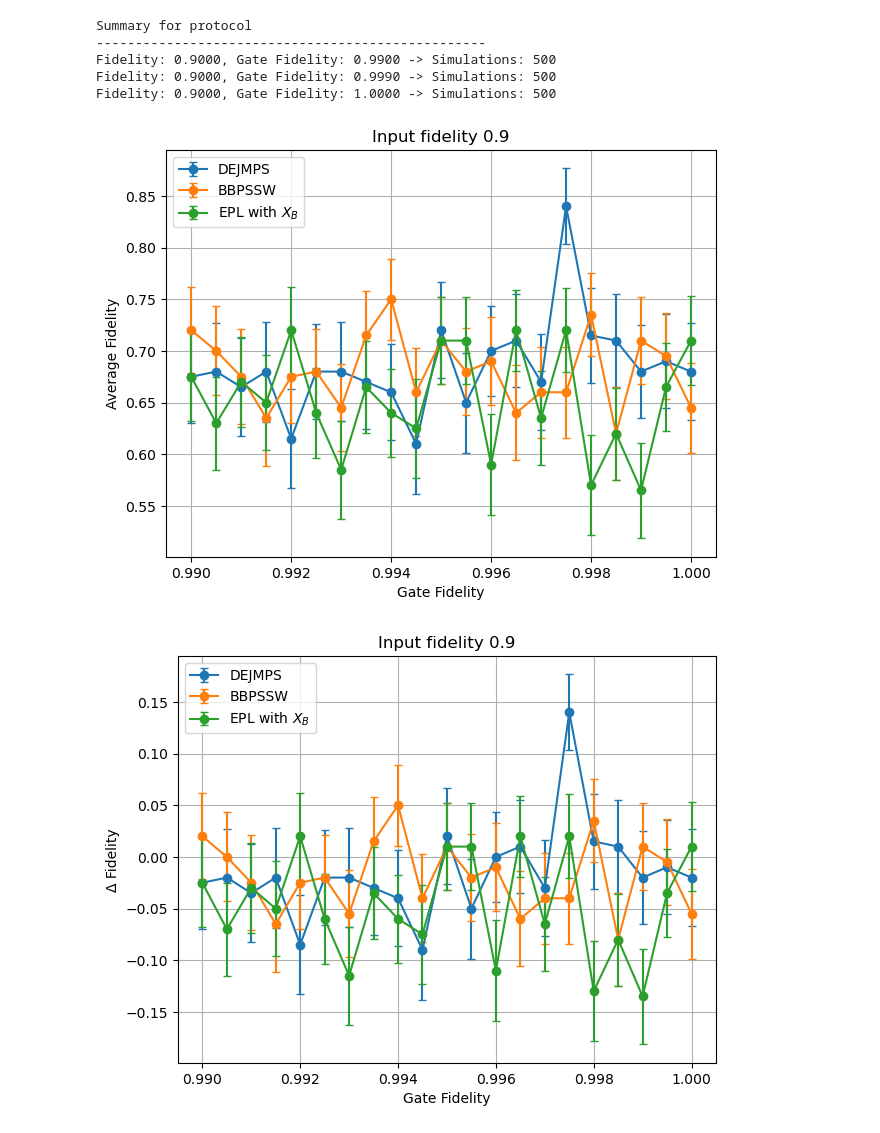
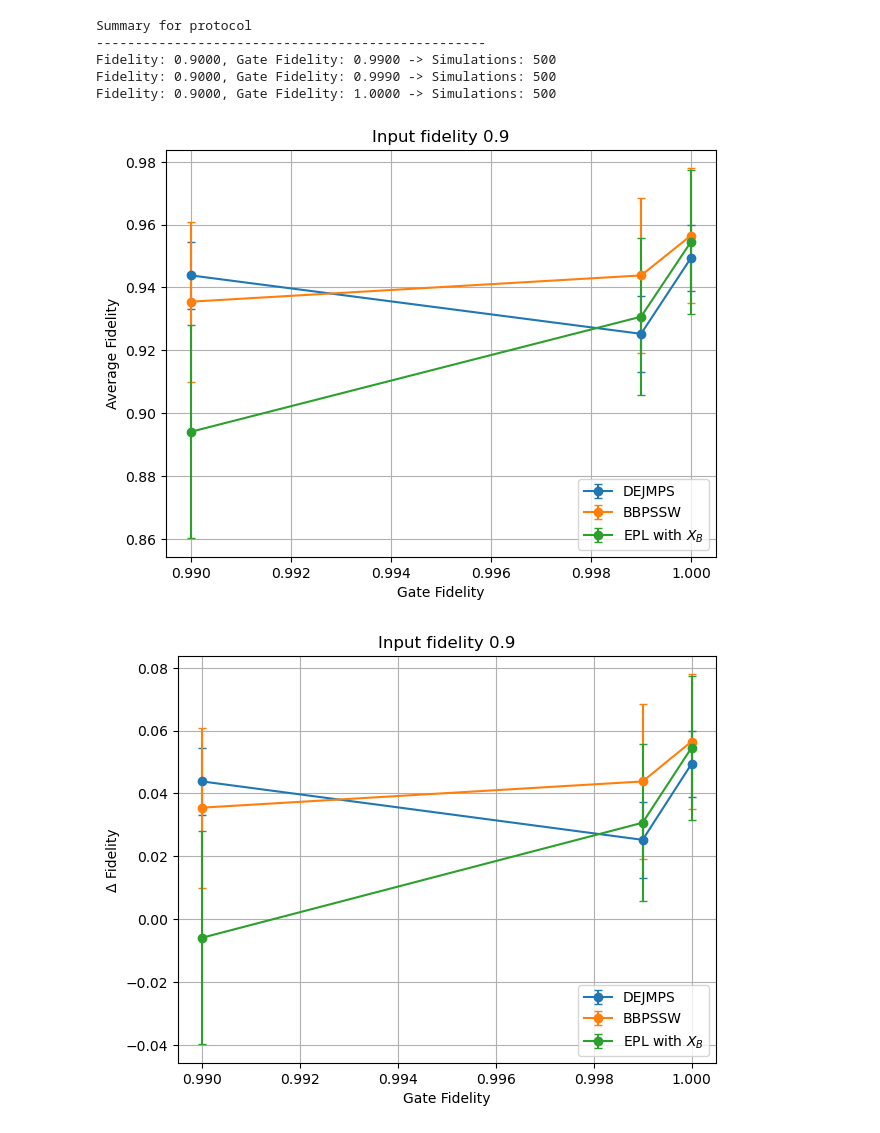
Before and after one commit to goncalo-meneses/qcc-project, a Jupyter notebook: plotting_analysis/deltas.ipynb, the cells around one changed output. Cells and saved outputs as stored; diff of their text form; code cells hidden in the pictures.

```diff
--- a/plotting_analysis/deltas.ipynb
+++ b/plotting_analysis/deltas.ipynb
@@ -14,16 +14,18 @@ Fidelity: 0.9000, Gate Fidelity: 0.9900 -> Simulations: 500
 Fidelity: 0.9000, Gate Fidelity: 0.9990 -> Simulations: 500
 Fidelity: 0.9000, Gate Fidelity: 1.0000 -> Simulations: 500
 # %%
+fr = (0.9, 0.9)
+gr = (0.99, 1)
 dejmps = analyze_multiple_combos(dejmps_data, fidelity_range=fr, gate_fidelity_range=gr, n_bootstrap=1000, seed=42)
 bbpssw = analyze_multiple_combos(bbpssw_data, fidelity_range=fr, gate_fidelity_range=gr, n_bootstrap=1000, seed=42)
 epl = analyze_multiple_combos(epl_data, fidelity_range=fr, gate_fidelity_range=gr, n_bootstrap=1000, seed=42)
 epl_local = analyze_multiple_combos(epl_local_change_data, fidelity_range=fr, gate_fidelity_range=gr, n_bootstrap=1000, seed=42)
 
 results_list = [('DEJMPS', dejmps),
                 ('BBPSSW', bbpssw),
                 (r'EPL with $X_B$', epl_local)]
 plot_fidelity(results_list, title='Input fidelity 0.9', delta=False)
 plot_fidelity(results_list, title='Input fidelity 0.9', delta=True)
 # %% [output]
-[figure, old version]
+[figure, new version]
-[figure, old version]
+[figure, new version]
```
Also changed, not shown: parts of 5 cells of this notebook, 1 other file.
